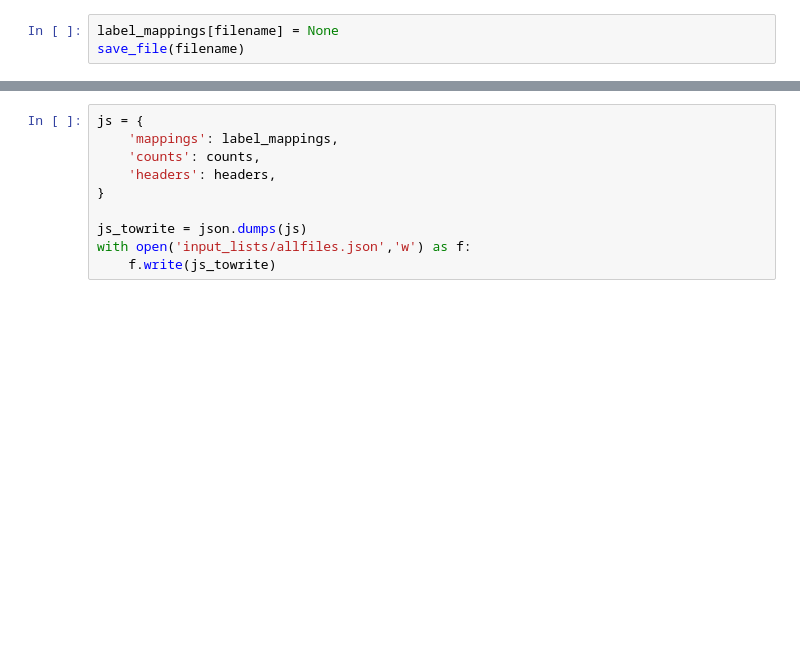
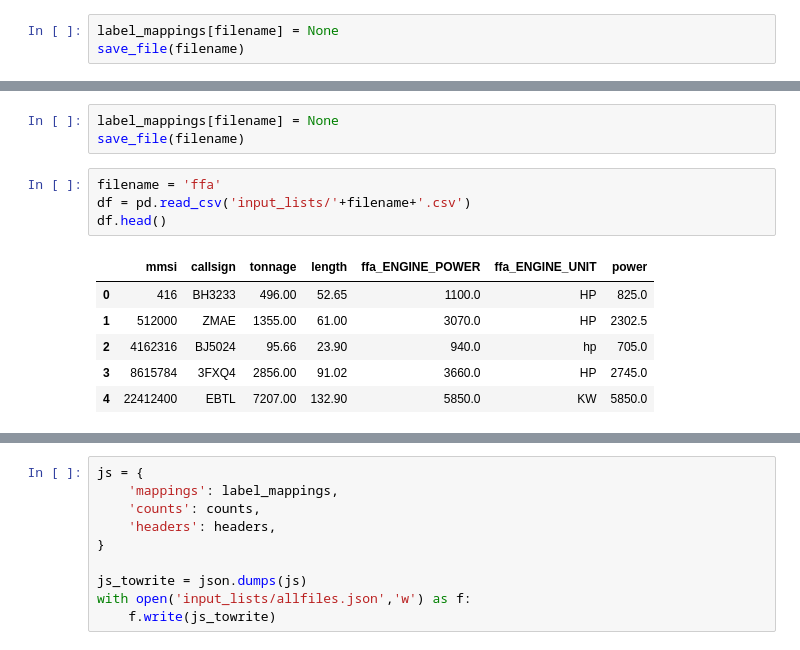
Before and after one commit to GlobalFishingWatch/mussidae, a Jupyter notebook: mussidae/kroodsma_listbuld_v2/list_insepection_and_mappings.ipynb, the cells around one changed output, grey strips where cells are left out. Drawn from its saved outputs; the diff is of its cells as text; blank space fills up the shorter version.

```diff
--- a/mussidae/kroodsma_listbuld_v2/list_insepection_and_mappings.ipynb
+++ b/mussidae/kroodsma_listbuld_v2/list_insepection_and_mappings.ipynb
@@ -551,0 +578,14 @@ save_file(filename)
+# %%
+label_mappings[filename] = None
+save_file(filename)
+# %%
+filename = 'ffa'
+df = pd.read_csv('input_lists/'+filename+'.csv')
+df.head()
+# %% [output]
+|  | mmsi | callsign | tonnage | length | ffa_ENGINE_POWER | ffa_ENGINE_UNIT | power |
+| 0 | 416 | BH3233 | 496.00 | 52.65 | 1100.0 | HP | 825.0 |
+| 1 | 512000 | ZMAE | 1355.00 | 61.00 | 3070.0 | HP | 2302.5 |
+| 2 | 4162316 | BJ5024 | 95.66 | 23.90 | 940.0 | hp | 705.0 |
+| 3 | 8615784 | 3FXQ4 | 2856.00 | 91.02 | 3660.0 | HP | 2745.0 |
+| 4 | 22412400 | EBTL | 7207.00 | 132.90 | 5850.0 | KW | 5850.0 |
```
Also changed, not shown: parts of 12 cells of this notebook, 15 other files.
